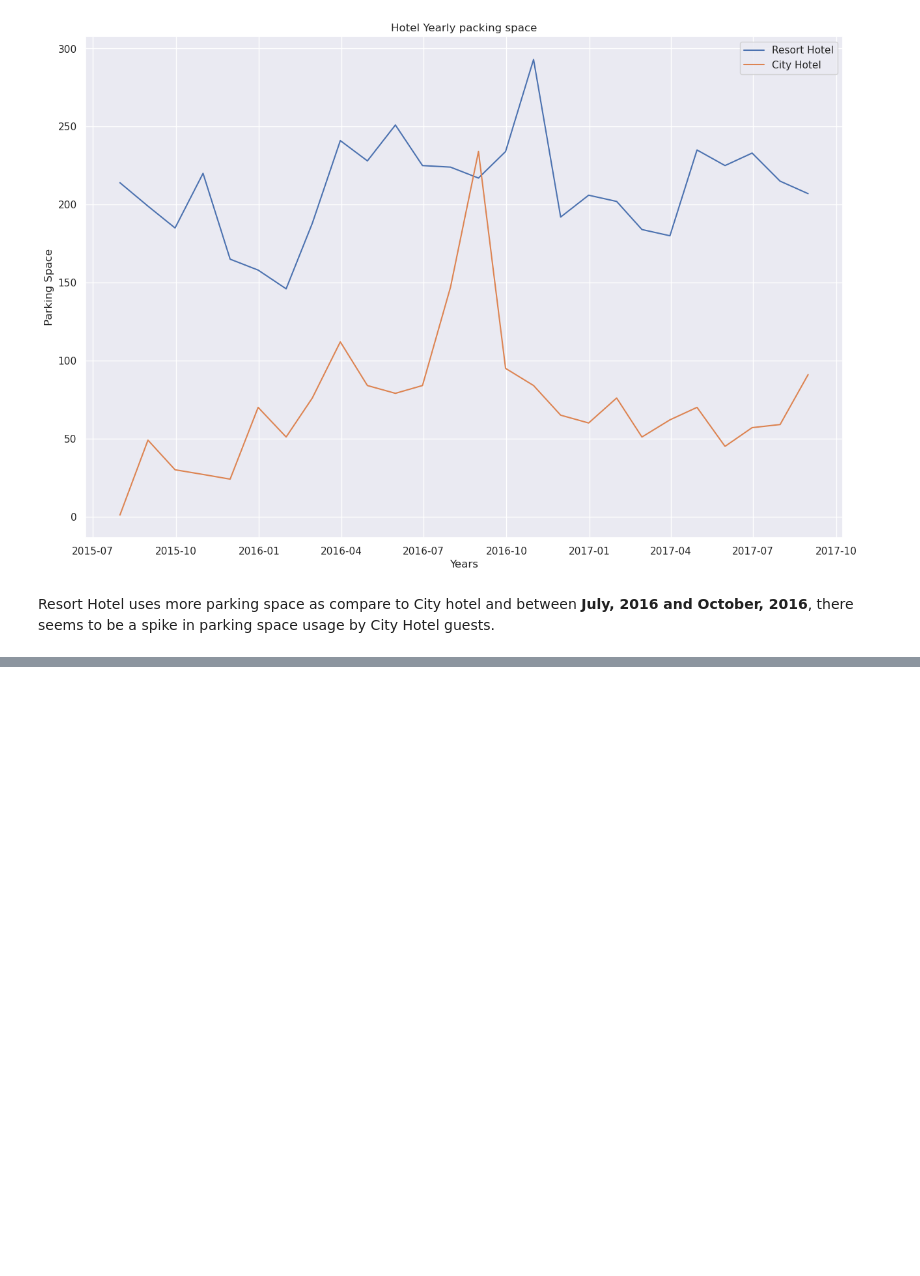
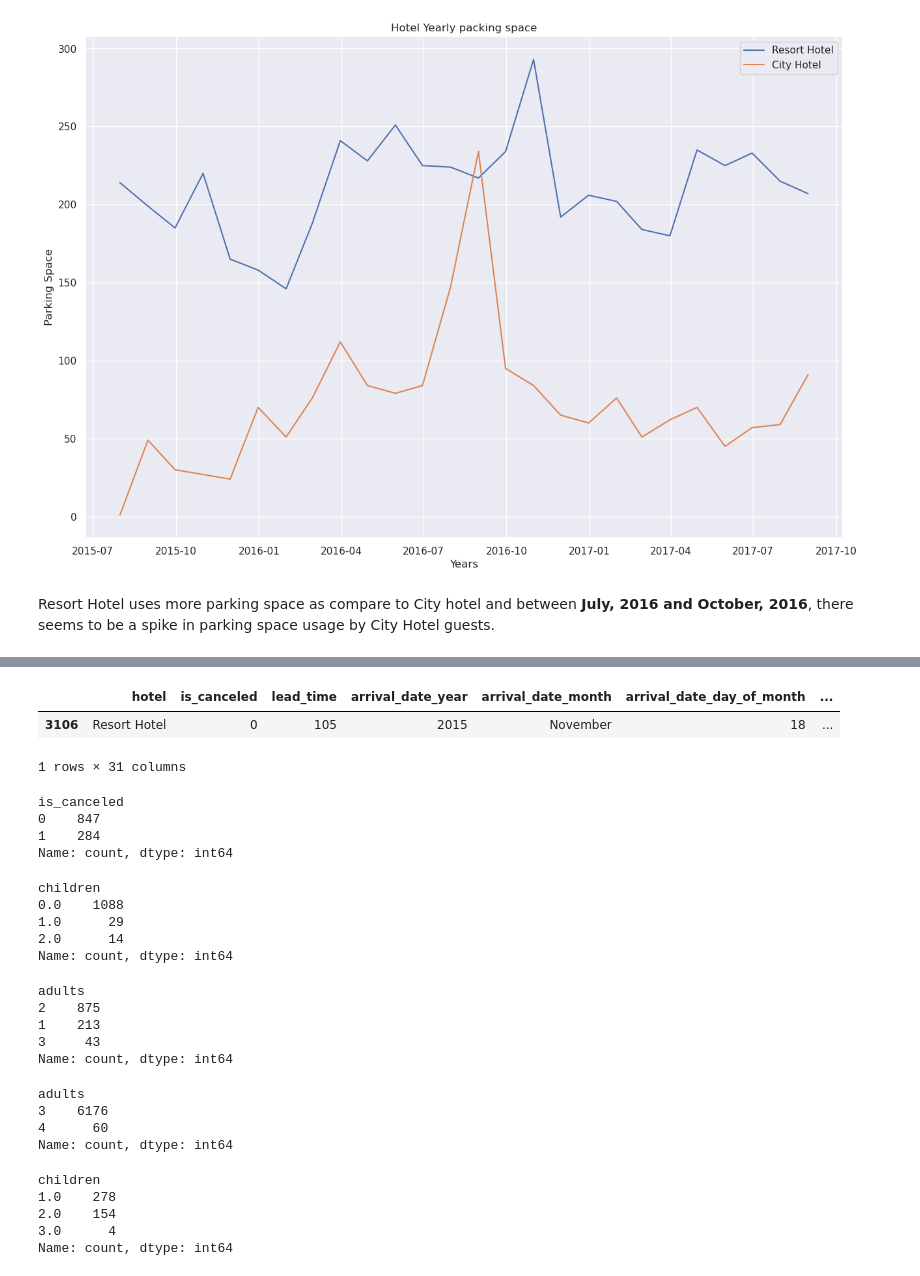
Before and after one commit to andazi/goal-data-science, a Jupyter notebook: Master Data Analysis with Python/Hotel booking EDA.ipynb, the cells around one changed output, grey strips where cells are left out. Drawn from its saved outputs; the diff is of its cells as text; code cells hidden in the pictures; blank space fills up the shorter version.

```diff
--- a/Master Data Analysis with Python/Hotel booking EDA.ipynb
+++ b/Master Data Analysis with Python/Hotel booking EDA.ipynb
@@ -695,0 +734,49 @@ Resort Hotel uses more parking space as compare to City hotel and between __July
+# %%
+df[df['meal'] == 'Undefined'].head(1)
+# %% [output]
+|  | hotel | is_canceled | lead_time | arrival_date_year | arrival_date_month | arrival_date_day_of_month | ... |
+| 3106 | Resort Hotel | 0 | 105 | 2015 | November | 18 | ... |
+1 rows × 31 columns
+# %%
+# lets check is there is a reservation cancelation
+df[df['meal'] == 'Undefined']['is_canceled'].value_counts()
+# %% [output]
+is_canceled
+0    847
+1    284
+Name: count, dtype: int64
+# %%
+# do there have children
+df[df['meal'] == 'Undefined']['children'].value_counts()
+# %% [output]
+children
+0.0    1088
+1.0      29
+2.0      14
+Name: count, dtype: int64
+# %%
+# are there 2 adults
+df[df['meal'] == 'Undefined']['adults'].value_counts()
+# %% [output]
+adults
+2    875
+1    213
+3     43
+Name: count, dtype: int64
+# %%
+# adults that are less likely to be a couple
+df[df['adults'] >= 3]['adults'].value_counts()
+# %% [output]
+adults
+3    6176
+4      60
+Name: count, dtype: int64
+# %%
+# single adults that came with children
+df[(df['adults'] == 1) & (df['children'] >= 1)]['children'].value_counts()
+# %% [output]
+children
+1.0    278
+2.0    154
+3.0      4
+Name: count, dtype: int64
```
Also changed, not shown: parts of 13 cells of this notebook.
